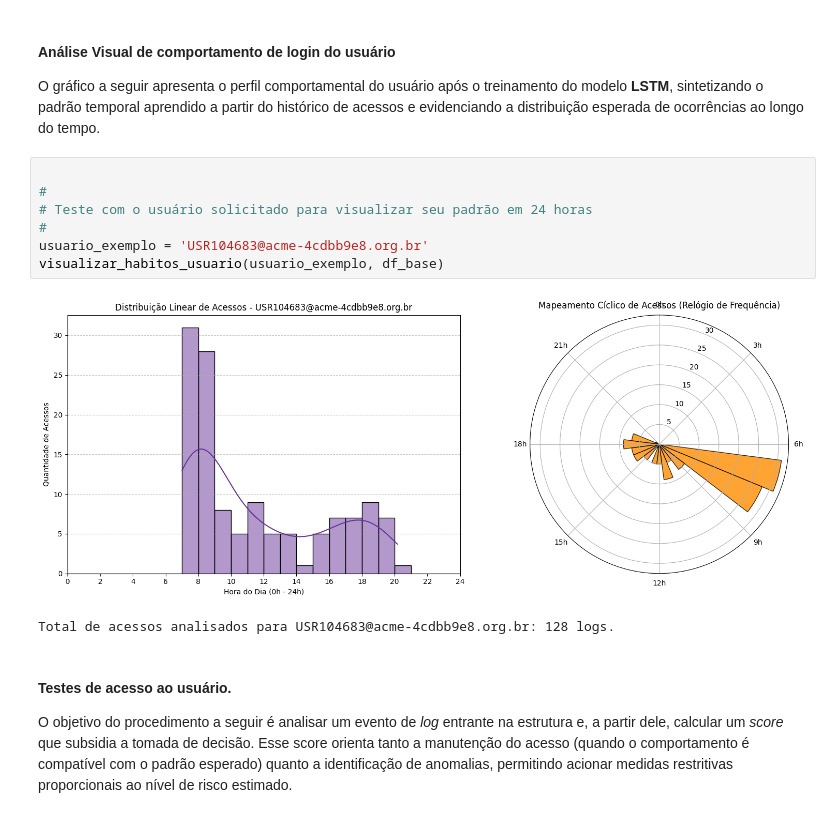
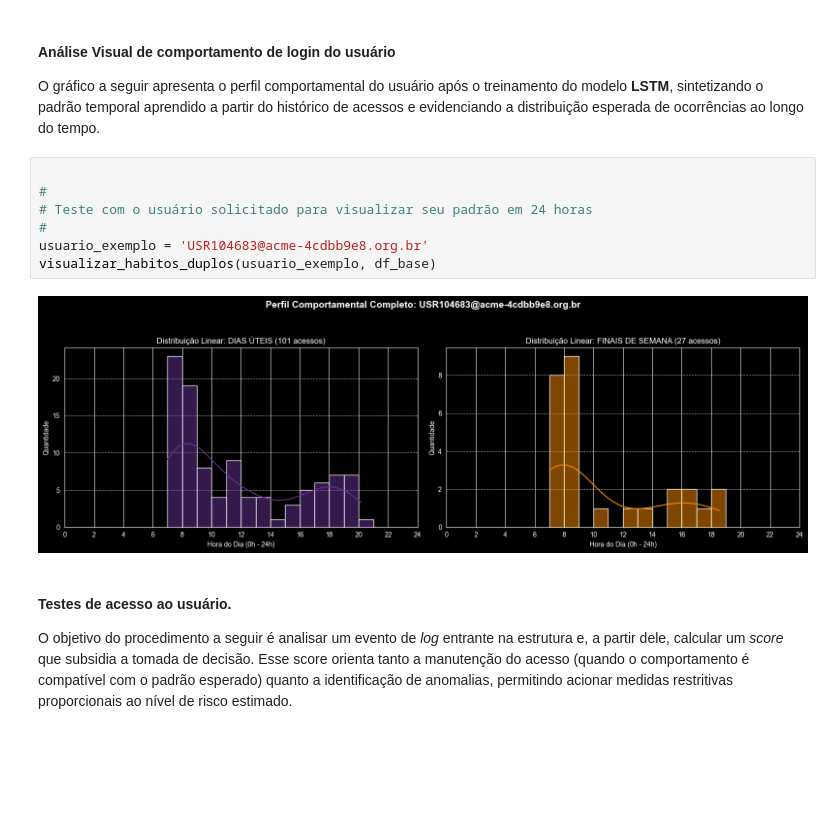
Before and after one commit to joaonetto/projetoAplicado-IV, a Jupyter notebook: notebook/project-UserBehaviourAnalysis.ipynb, the cells around one changed output. Cells and saved outputs as stored; diff of their text form; blank space fills up the shorter version.

```diff
--- a/notebook/project-UserBehaviourAnalysis.ipynb
+++ b/notebook/project-UserBehaviourAnalysis.ipynb
@@ -609,13 +778,12 @@ O gráfico a seguir apresenta o perfil comportamental do usuário após o treina
 # %%
 
 #
 # Teste com o usuário solicitado para visualizar seu padrão em 24 horas
 #
 usuario_exemplo = 'USR104683@acme-4cdbb9e8.org.br'
-visualizar_habitos_usuario(usuario_exemplo, df_base)
+visualizar_habitos_duplos(usuario_exemplo, df_base)
 # %% [output]
-[figure, old version]
+[figure, new version]
-Total de acessos analisados para USR104683@acme-4cdbb9e8.org.br: 128 logs.
 # %% [markdown]
 #### Testes de acesso ao usuário.
 
```
Also changed, not shown: parts of 28 cells of this notebook.
